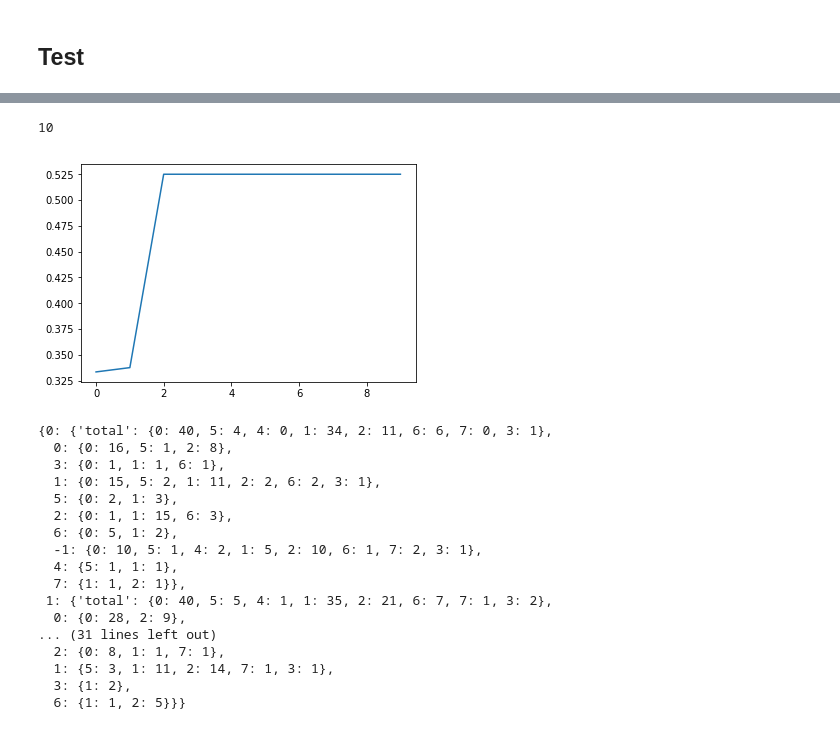
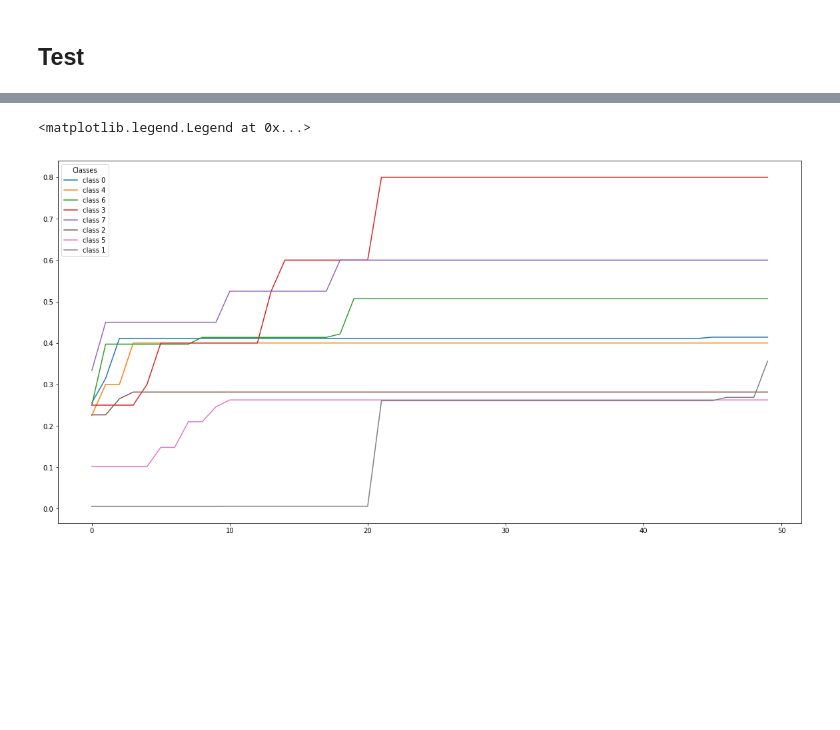
Before and after one commit to notesby/CARDALG, a Jupyter notebook: Method 3/GAModel.ipynb, the cells around one changed output, grey strips where cells are left out. Cells and saved outputs as stored; diff of their text form; code cells hidden in the pictures; blank space fills up the shorter version.

```diff
--- a/Method 3/GAModel.ipynb
+++ b/Method 3/GAModel.ipynb
@@ -833,5 +971,5 @@ freq = getFrequency(matrix)
 # %%
 model = GAModel(matrix,freq,populationSize,antMinSize,antMaxSize,goalAttr,domain)
 # %%
-fit = model.run()
+evol = model.run()
 # %%
@@ -839,31 +977,15 @@ x = enumerate(model.evolution(fit))
 # %%
-y = []
-for j,i in enumerate(model.evolution(fit)):
-    cls = 7
-    y.append(i[cls][0][0][0][1])
-    #print(j,cls,i[cls][0][0][0],i[cls][0][1])
-plt.plot(range(10),y)
-len(y)
+history = {}
+for j,i in enumerate(model.evolution(evol)):
+    for cls in i:
+        if cls not in history:
+            history[cls] = []
+        history[cls].append([i[cls][0][0][0][1],i[cls][0][1]])
+plt.figure(figsize=(20,10))
+for cls in history:
+    fit = np.array(history[cls])[:,0]
+    plt.plot(range(len(fit)),fit,label="class {}".format(cls))
+plt.legend(title='Classes')
 # %% [output]
-10
+<matplotlib.legend.Legend at 0x...>
-[figure, old version]
+[figure, new version]
-# %%
-freq
-# %% [output]
-{0: {'total': {0: 40, 5: 4, 4: 0, 1: 34, 2: 11, 6: 6, 7: 0, 3: 1},
-  0: {0: 16, 5: 1, 2: 8},
-  3: {0: 1, 1: 1, 6: 1},
-  1: {0: 15, 5: 2, 1: 11, 2: 2, 6: 2, 3: 1},
-  5: {0: 2, 1: 3},
-  2: {0: 1, 1: 15, 6: 3},
-  6: {0: 5, 1: 2},
-  -1: {0: 10, 5: 1, 4: 2, 1: 5, 2: 10, 6: 1, 7: 2, 3: 1},
-  4: {5: 1, 1: 1},
-  7: {1: 1, 2: 1}},
- 1: {'total': {0: 40, 5: 5, 4: 1, 1: 35, 2: 21, 6: 7, 7: 1, 3: 2},
-  0: {0: 28, 2: 9},
-... (31 lines left out)
-  2: {0: 8, 1: 1, 7: 1},
-  1: {5: 3, 1: 11, 2: 14, 7: 1, 3: 1},
-  3: {1: 2},
-  6: {1: 1, 2: 5}}}
```
Also changed, not shown: parts of 10 cells of this notebook.
